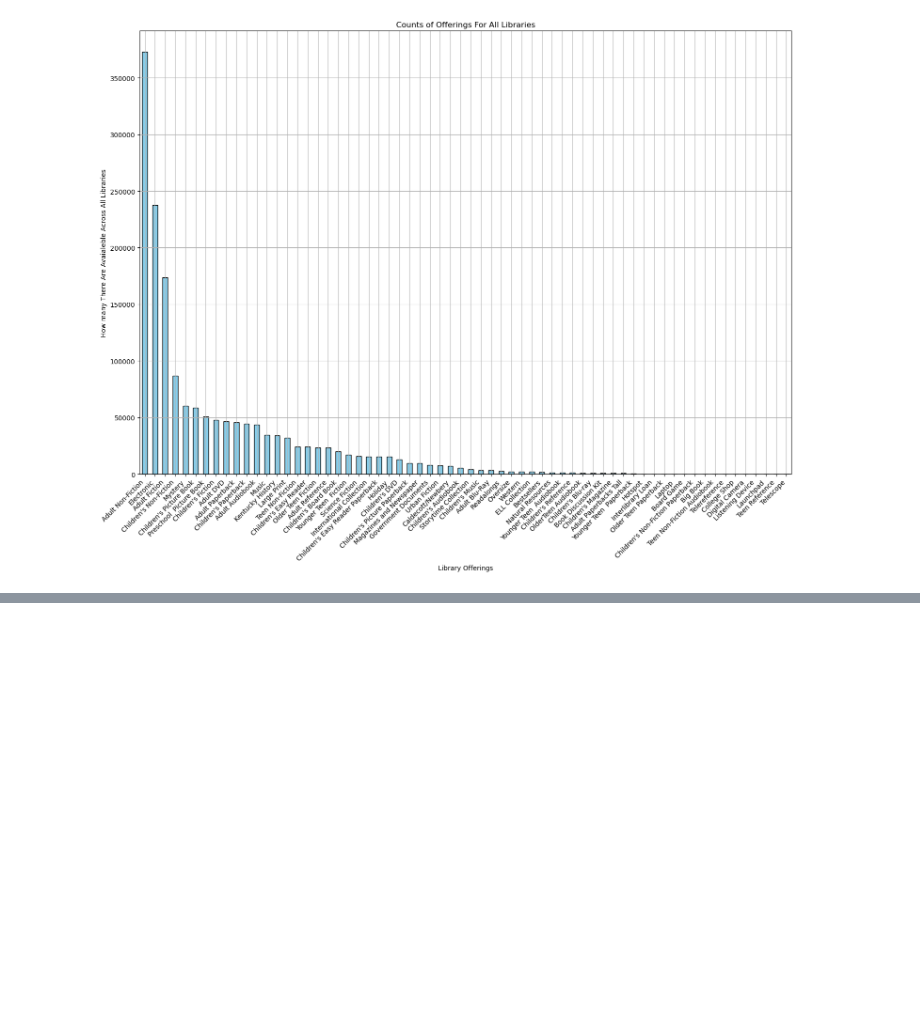
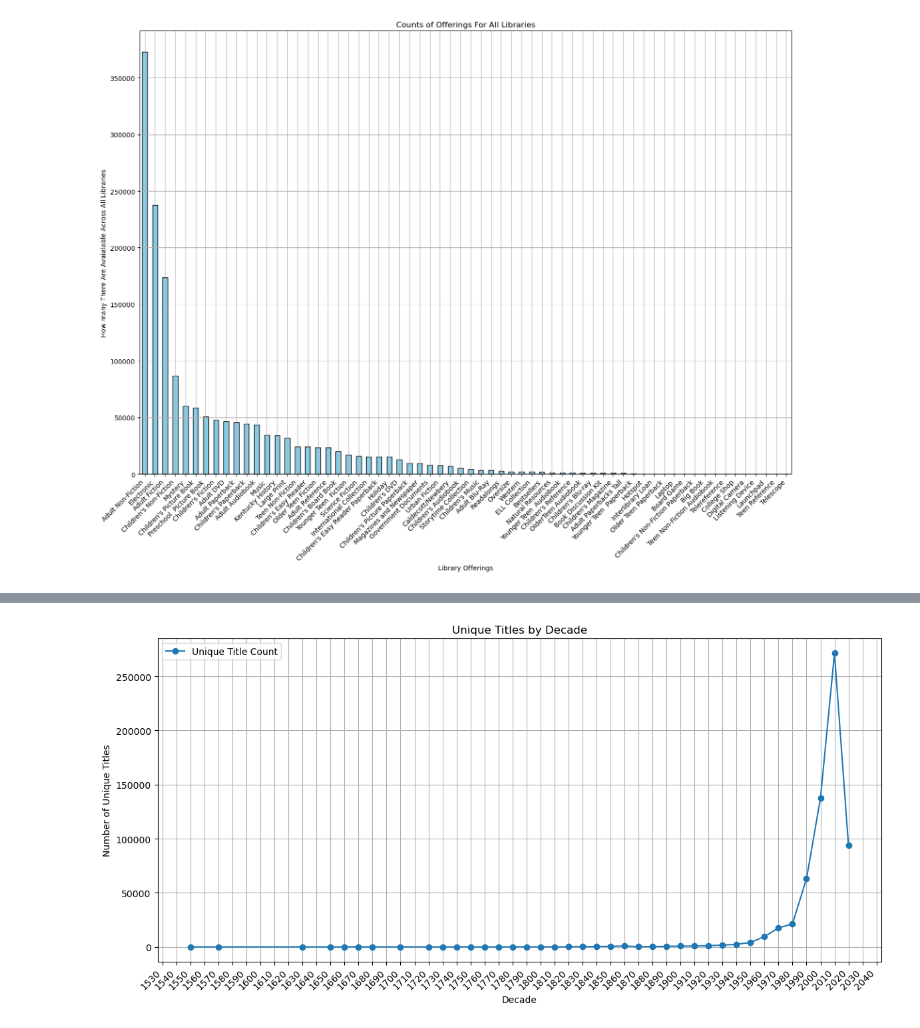
Before and after one commit to Destroy-gym/Louisville_Library_analysis, a Jupyter notebook: library_anaysis.ipynb, the cells around one changed output, grey strips where cells are left out. Cells and saved outputs as stored; diff of their text form; code cells hidden in the pictures; blank space fills up the shorter version.

Commit message:
added a line chart and markdown language

```diff
--- a/library_anaysis.ipynb
+++ b/library_anaysis.ipynb
@@ -353,0 +429,3 @@ plt.show()
+# %%
+year_df = merged_df[['Title', 'PublicationYear']]
+int_cols = year_df.select_dtypes(include="int64").columns
@@ -353,0 +471,16 @@ plt.show()
+# %%
+year_df = year_df[(year_df[int_cols] != 1550).all(axis=1)]
+year_df = year_df[(year_df[int_cols] != 2109).all(axis=1)]
+year_df = year_df[(year_df[int_cols] != 2030).all(axis=1)]
+year_df = year_df[(year_df[int_cols] != 2099).all(axis=1)]
+year_df = year_df[(year_df[int_cols] != 5124).all(axis=1)]
+year_df = year_df[(year_df[int_cols] != 120).all(axis=1)]
+year_df = year_df[(year_df[int_cols] != 997).all(axis=1)]
+year_df = year_df[(year_df[int_cols] != 2032).all(axis=1)]
+year_df = year_df[(year_df[int_cols] != 2033).all(axis=1)]
+year_df = year_df[(year_df[int_cols] != 2029).all(axis=1)]
+year_df = year_df[(year_df[int_cols] != 9999).all(axis=1)]
+year_df = year_df[(year_df[int_cols] != 1011).all(axis=1)]
+year_df = year_df[(year_df[int_cols] != 1011).all(axis=1)]
+year_df = year_df[(year_df[int_cols] != 2050).all(axis=1)]
+year_df = year_df[(year_df[int_cols] != 0).all(axis=1)]
@@ -353,0 +507,8 @@ plt.show()
+# %%
+year_df["decade"] = (year_df["PublicationYear"] // 10) * 10
+# %%
+decade_counts = (
+    year_df.groupby("decade")["Title"]
+      .nunique()
+      .reset_index(name="Unique Title Count")
+)
@@ -353,0 +519,20 @@ plt.show()
+# %%
+ax = decade_counts.plot(
+    x="decade",
+    y="Unique Title Count",
+    kind="line",
+    marker="o",
+    figsize=(12, 6),
+    title="Unique Titles by Decade"
+)
+
+ax.set_xlabel("Decade")
+ax.set_ylabel("Number of Unique Titles")
+ax.grid(True)
+ax.xaxis.set_major_locator(MultipleLocator(10))
+
+plt.xticks(rotation=45, ha="right")
+plt.tight_layout()
+plt.show()
+# %% [output]
+[figure, added]
```
Also changed, not shown: parts of 33 cells of this notebook, 5 other files.
